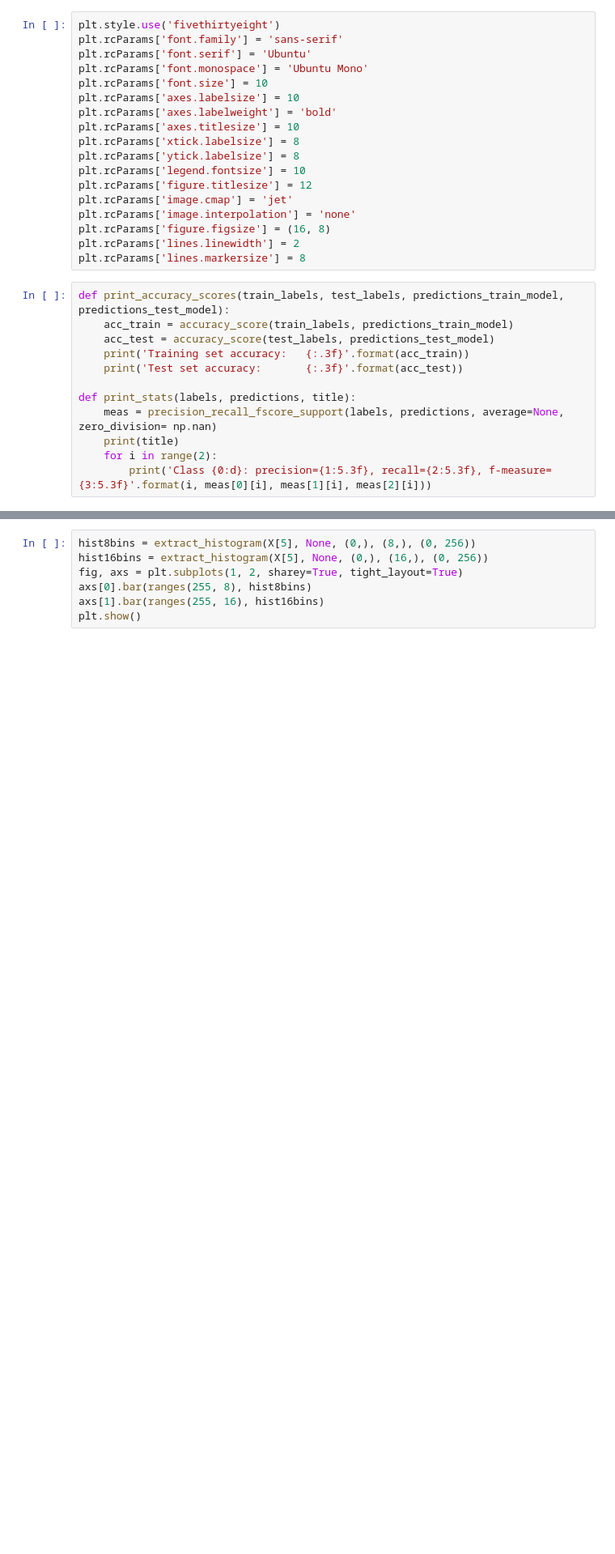
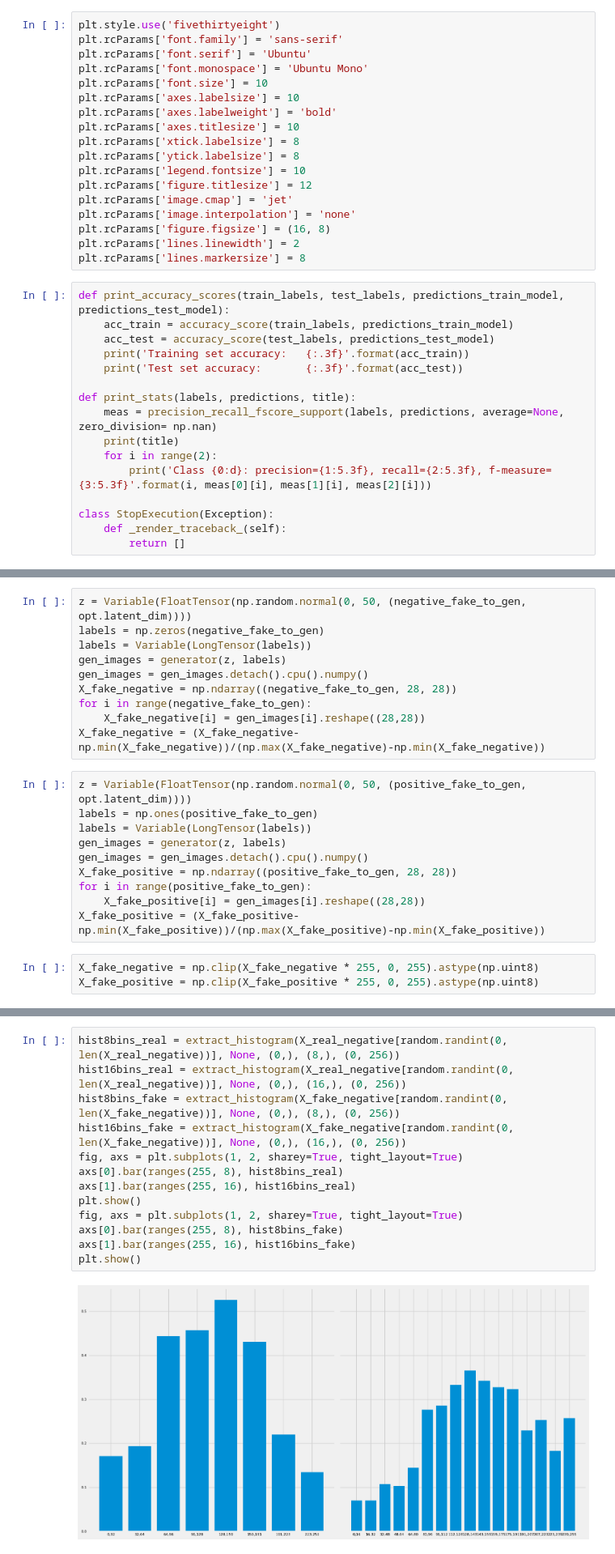
Before and after one commit to mazzucchi-andrea/MedMNIST-Pneumonia, a Jupyter notebook: MedMNIST-Pneumonia.ipynb, the cells around one changed output, grey strips where cells are left out. Shown at 81% size. Saved outputs shown, nothing was run; the diff lists cells and outputs as text; blank space fills up the shorter version.

```diff
--- a/MedMNIST-Pneumonia.ipynb
+++ b/MedMNIST-Pneumonia.ipynb
@@ -50,6 +89,10 @@ def print_stats(labels, predictions, title):
     print(title)
     for i in range(2):
         print('Class {0:d}: precision={1:5.3f}, recall={2:5.3f}, f-measure={3:5.3f}'.format(i, meas[0][i], meas[1][i], meas[2][i]))
+
+class StopExecution(Exception):
+    def _render_traceback_(self):
+        return []
 # %%
 X = np.load("pneumonia_images.npy")
 y = (np.load("pneumonia_labels.npy")).ravel()
@@ -86,0 +336,23 @@ plt.show()
+# %%
+z = Variable(FloatTensor(np.random.normal(0, 50, (negative_fake_to_gen, opt.latent_dim))))
+labels = np.zeros(negative_fake_to_gen)
+labels = Variable(LongTensor(labels))
+gen_images = generator(z, labels)
+gen_images = gen_images.detach().cpu().numpy()
+X_fake_negative = np.ndarray((negative_fake_to_gen, 28, 28))
+for i in range(negative_fake_to_gen):
+    X_fake_negative[i] = gen_images[i].reshape((28,28))
+X_fake_negative = (X_fake_negative-np.min(X_fake_negative))/(np.max(X_fake_negative)-np.min(X_fake_negative))
+# %%
+z = Variable(FloatTensor(np.random.normal(0, 50, (positive_fake_to_gen, opt.latent_dim))))
+labels = np.ones(positive_fake_to_gen)
+labels = Variable(LongTensor(labels))
+gen_images = generator(z, labels)
+gen_images = gen_images.detach().cpu().numpy()
+X_fake_positive = np.ndarray((positive_fake_to_gen, 28, 28))
+for i in range(positive_fake_to_gen):
+    X_fake_positive[i] = gen_images[i].reshape((28,28))
+X_fake_positive = (X_fake_positive-np.min(X_fake_positive))/(np.max(X_fake_positive)-np.min(X_fake_positive))
+# %%
+X_fake_negative = np.clip(X_fake_negative * 255, 0, 255).astype(np.uint8)
+X_fake_positive = np.clip(X_fake_positive * 255, 0, 255).astype(np.uint8)
@@ -105,9 +382,17 @@ def ranges(N, nb):
     step = N / nb
     return ["{},{}".format(round(step*i), round(step*(i+1))) for i in range(nb)]
 # %%
-hist8bins = extract_histogram(X[5], None, (0,), (8,), (0, 256))
-hist16bins = extract_histogram(X[5], None, (0,), (16,), (0, 256))
+hist8bins_real = extract_histogram(X_real_negative[random.randint(0, len(X_real_negative))], None, (0,), (8,), (0, 256))
+hist16bins_real = extract_histogram(X_real_negative[random.randint(0, len(X_real_negative))], None, (0,), (16,), (0, 256))
+hist8bins_fake = extract_histogram(X_fake_negative[random.randint(0, len(X_fake_negative))], None, (0,), (8,), (0, 256))
+hist16bins_fake = extract_histogram(X_fake_negative[random.randint(0, len(X_fake_negative))], None, (0,), (16,), (0, 256))
 fig, axs = plt.subplots(1, 2, sharey=True, tight_layout=True)
-axs[0].bar(ranges(255, 8), hist8bins)
-axs[1].bar(ranges(255, 16), hist16bins)
+axs[0].bar(ranges(255, 8), hist8bins_real)
+axs[1].bar(ranges(255, 16), hist16bins_real)
 plt.show()
+fig, axs = plt.subplots(1, 2, sharey=True, tight_layout=True)
+axs[0].bar(ranges(255, 8), hist8bins_fake)
+axs[1].bar(ranges(255, 16), hist16bins_fake)
+plt.show()
+# %% [output]
+[figure, added]
```
Also changed, not shown: parts of 18 cells of this notebook, 5 other files.
